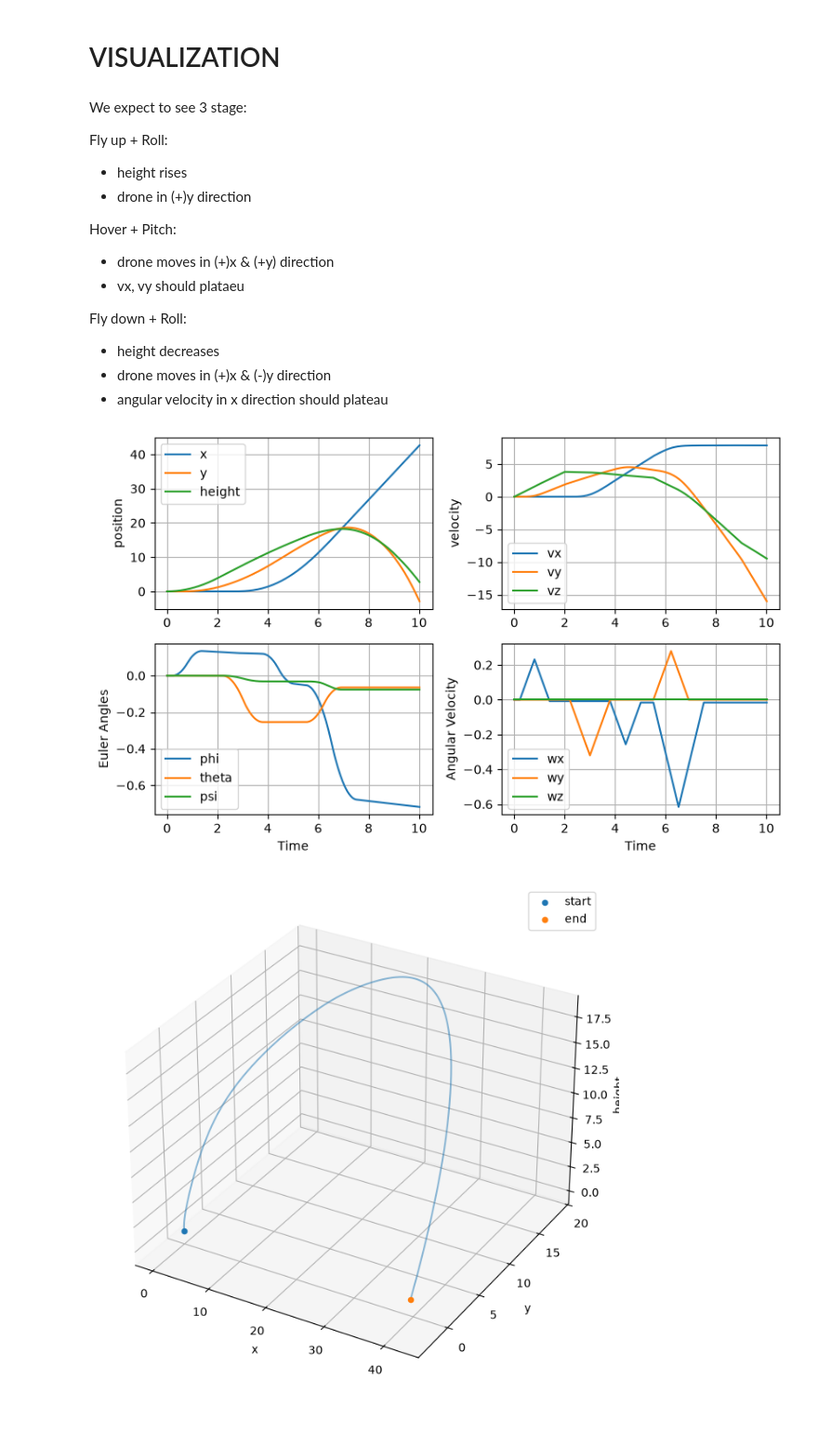
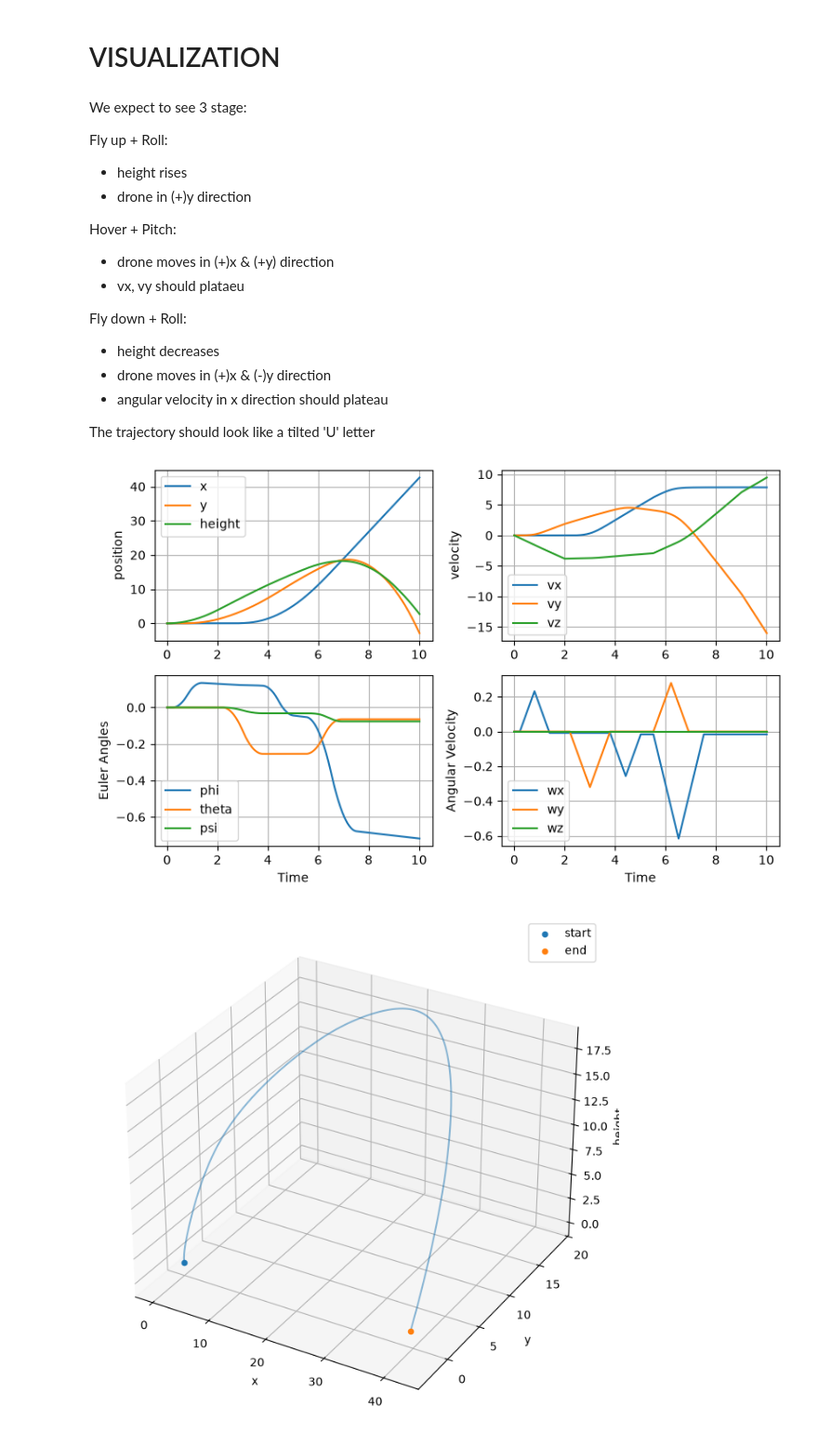
Before and after one commit to RuseaDev/Quadcopter-Simulator, a Jupyter notebook: Dynamics_Simulation.ipynb, the cells around one changed output. Shown at 93% size. Cells and saved outputs as stored; diff of their text form; code cells hidden in the pictures.

```diff
--- a/Dynamics_Simulation.ipynb
+++ b/Dynamics_Simulation.ipynb
@@ -154,6 +154,8 @@ Fly down + Roll:
 * height decreases
 * drone moves in (+)x & (-)y direction
 * angular velocity in x direction should plateau
+
+The trajectory should look like a tilted 'U' letter
 # %%
 dt = 0.02
 t0 = 0
@@ -189,35 +191,35 @@ axs[0, 0].plot (df['time'], height, label = 'height')
 axs[0, 0].set_ylabel ('position')
 axs[0, 0].legend()
 axs[0, 0].grid (True)
 
 axs[0, 1].plot (df['time'], df['vx'], label = 'vx')
 axs[0, 1].plot (df['time'], df['vy'], label = 'vy')
-axs[0, 1].plot (df['time'], -df['vz'], label = 'vz')
+axs[0, 1].plot (df['time'], df['vz'], label = 'vz')
 axs[0, 1].set_ylabel ('velocity')
 axs[0, 1].legend()
 axs[0, 1].grid(True)
 
 axs[1, 0].plot (df['time'], (df['phi']), label = 'phi')
 axs[1, 0].plot (df['time'], (df['theta']), label = 'theta')
 axs[1, 0].plot (df['time'], (df['psi']), label = 'psi')
 axs[1, 0].set_ylabel ('Euler Angles')
 axs[1, 0].legend()
 axs[1, 0].grid (True)
 
 axs[1, 1].plot (df['time'], df['wx'], label = 'wx')
 axs[1, 1].plot (df['time'], df['wy'], label = 'wy')
 axs[1, 1].plot (df['time'], df['wz'], label = 'wz')
 axs[1, 1].set_ylabel ('Angular Velocity')
 axs[1, 1].legend()
 axs[1, 1].grid (True)
 
 axs[1, 0].set_xlabel('Time')
 axs[1, 1].set_xlabel('Time')
 
 plt.tight_layout()
 plt.show()
 # %% [output]
-[figure, old version]
+[figure, new version]
 # %%
 fig = plt.figure(figsize=(8, 8))
 ax = fig.add_subplot (projection = '3d')
```
